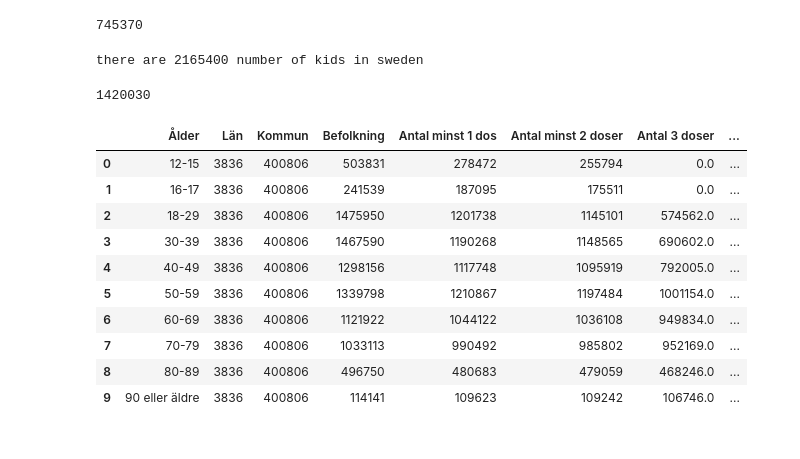
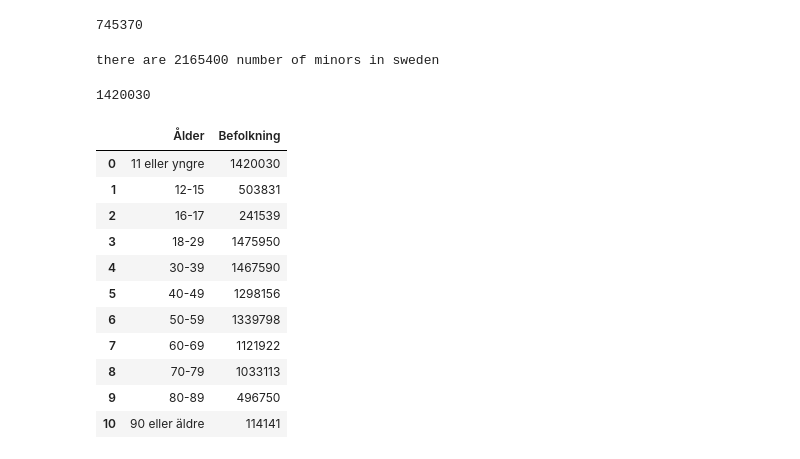
Before and after one commit to Razjoh/Databehandling-Rasmus-Johansson, a Jupyter notebook: Labb/Uppgift2.ipynb, the cells around one changed output. Cells and saved outputs as stored; diff of their text form; code cells hidden in the pictures.

```diff
--- a/Labb/Uppgift2.ipynb
+++ b/Labb/Uppgift2.ipynb
@@ -93,25 +93,10 @@ population = 10512820
 under12 = population - population_tot
 # According to the data the population under 18 in sweden is
 population_kids = under12 + population_12_to_17
-print(f"there are {population_kids} number of kids in sweden")
+print(f"there are {population_kids} number of minors in sweden")
 # %% [output]
-there are 2165400 number of kids in sweden
+there are 2165400 number of minors in sweden
 # %%
 under12
 # %% [output]
 1420030
-# %%
-age = df.groupby("Ålder").sum("Befolkning").reset_index()
-age
-# %% [output]
-|  | Ålder | Län | Kommun | Befolkning | Antal minst 1 dos | Antal minst 2 doser | Antal 3 doser | ... |
-| 0 | 12-15 | 3836 | 400806 | 503831 | 278472 | 255794 | 0.0 | ... |
-| 1 | 16-17 | 3836 | 400806 | 241539 | 187095 | 175511 | 0.0 | ... |
-| 2 | 18-29 | 3836 | 400806 | 1475950 | 1201738 | 1145101 | 574562.0 | ... |
-| 3 | 30-39 | 3836 | 400806 | 1467590 | 1190268 | 1148565 | 690602.0 | ... |
-| 4 | 40-49 | 3836 | 400806 | 1298156 | 1117748 | 1095919 | 792005.0 | ... |
-| 5 | 50-59 | 3836 | 400806 | 1339798 | 1210867 | 1197484 | 1001154.0 | ... |
-| 6 | 60-69 | 3836 | 400806 | 1121922 | 1044122 | 1036108 | 949834.0 | ... |
-| 7 | 70-79 | 3836 | 400806 | 1033113 | 990492 | 985802 | 952169.0 | ... |
-| 8 | 80-89 | 3836 | 400806 | 496750 | 480683 | 479059 | 468246.0 | ... |
-| 9 | 90 eller äldre | 3836 | 400806 | 114141 | 109623 | 109242 | 106746.0 | ... |
@@ -120,0 +103,24 @@ fig.show()
+# %%
+# combining agegroups and population of every agegroup
+age = df.groupby("Ålder").sum("Befolkning").reset_index()
+# did this as i only wanted the age and population for this assignment.
+# if wanting to use age to find other things such as doses per agegroup dont do next step
+age.drop(age.columns.difference(["Ålder", "Befolkning"]), axis = 1, inplace = True)
+# adds new row with the calculated population under 12 years of age then changes order so that the rows are in order of age
+new_row = pd.Series({"Ålder": "11 eller yngre", "Befolkning": under12})
+age = pd.concat([age,new_row.to_frame().T], ignore_index= True)
+age = age.sort_values("Ålder").reset_index(drop=True)
+age
+# %% [output]
+|  | Ålder | Befolkning |
+| 0 | 11 eller yngre | 1420030 |
+| 1 | 12-15 | 503831 |
+| 2 | 16-17 | 241539 |
+| 3 | 18-29 | 1475950 |
+| 4 | 30-39 | 1467590 |
+| 5 | 40-49 | 1298156 |
+| 6 | 50-59 | 1339798 |
+| 7 | 60-69 | 1121922 |
+| 8 | 70-79 | 1033113 |
+| 9 | 80-89 | 496750 |
+| 10 | 90 eller äldre | 114141 |
```
Also changed, not shown: parts of 5 cells of this notebook, 3 other files.
